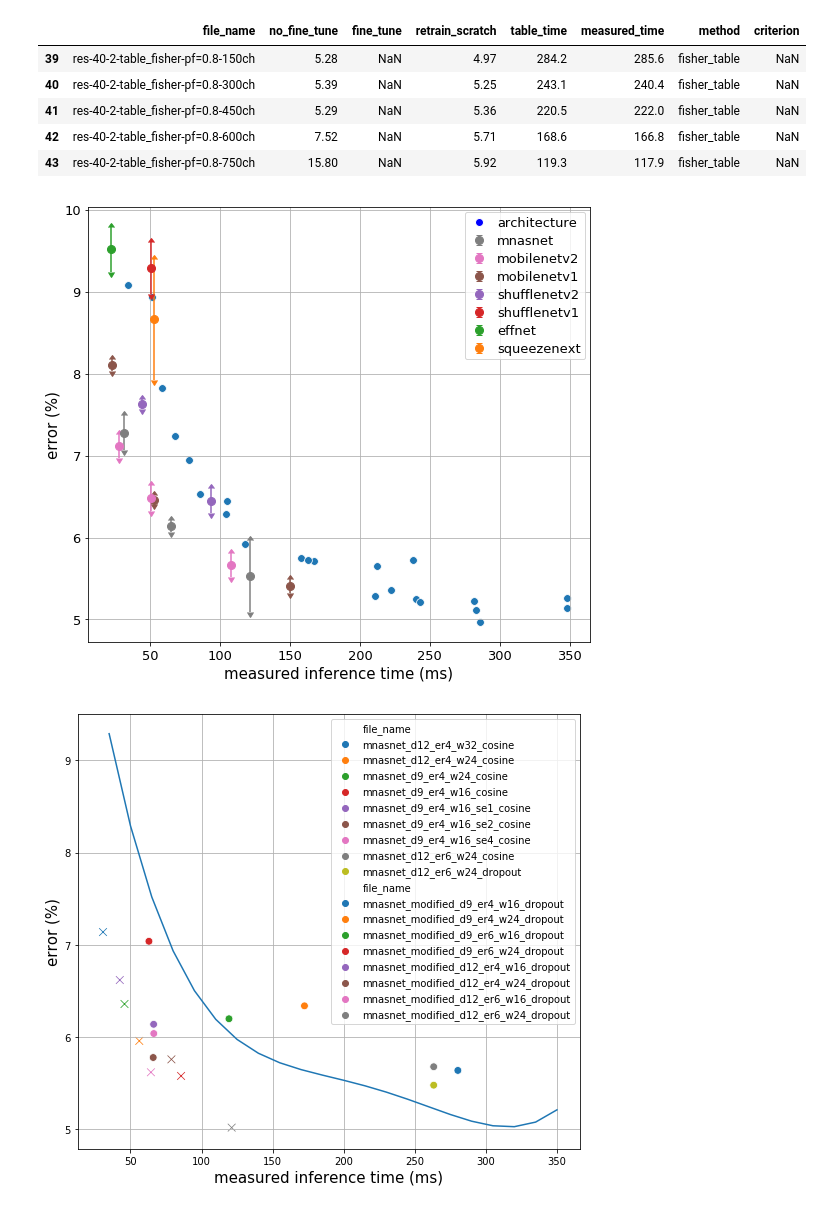
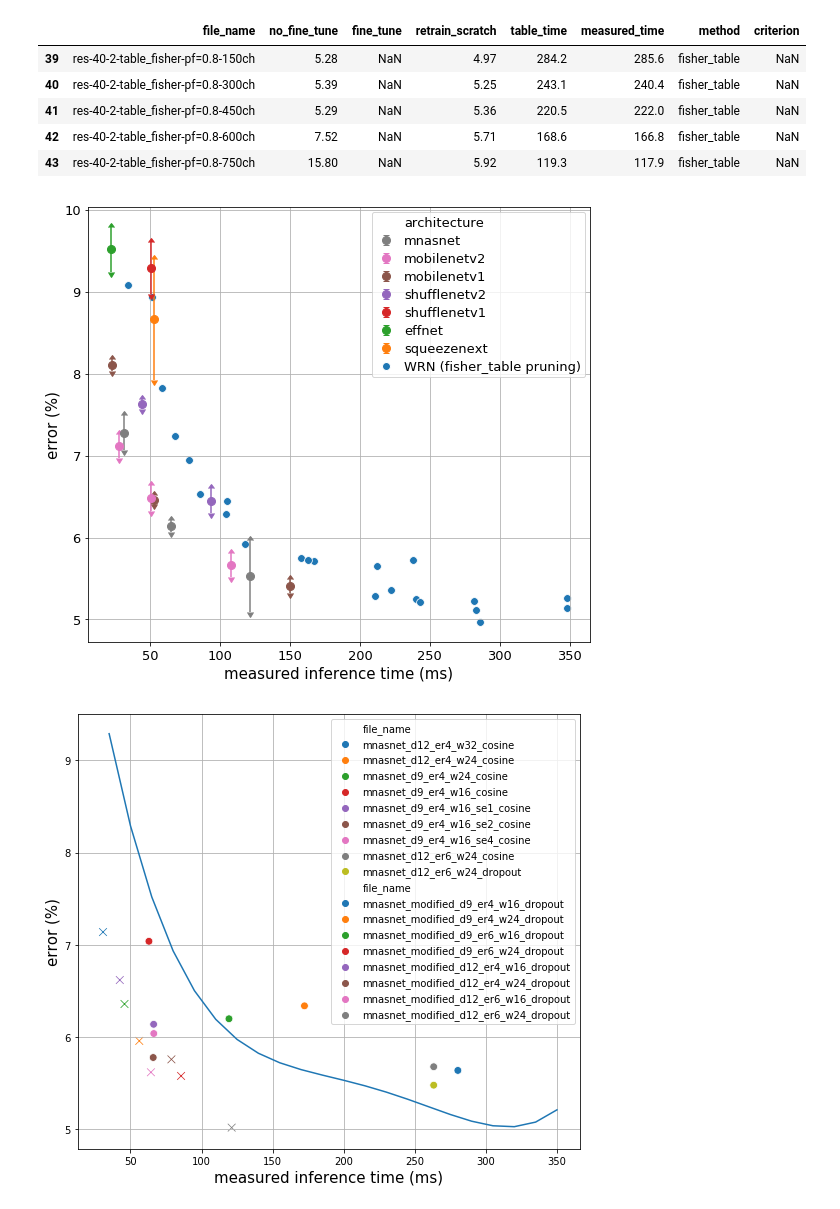
Before and after one commit to NatGr/Master_Thesis, a Jupyter notebook: training_from_scratch/visualize.ipynb, the cells around one changed output. Saved outputs shown, nothing was run; the diff lists cells and outputs as text; code cells hidden in the pictures.

```diff
--- a/training_from_scratch/visualize.ipynb
+++ b/training_from_scratch/visualize.ipynb
@@ -66,7 +66,7 @@ polynom = np.poly1d(np.polyfit(pruning_wrn_res.measured_time,
                                pruning_wrn_res.retrain_scratch, 4))
 # %%
 displays_SE = False
-displays_WRN = False
+displays_WRN = True
 
 _, idx = np.unique(results.arch, return_index=True)
 color_labels = results.arch[np.sort(idx)]
@@ -76,8 +76,9 @@ color_map = dict(zip(color_labels, rgb_values))
 colors = results.arch.map(color_map)
 
 fig, ax = plt.subplots(1, figsize=(9, 8))
-sns.scatterplot(x="measured_time", y="retrain_scratch", data=pruning_wrn_res, legend='brief',
-                ax=ax, s=60)
+if displays_WRN:
+    sns.scatterplot(x="measured_time", y="retrain_scratch", data=pruning_wrn_res, legend='brief',
+                    ax=ax, s=60)
 # plt.plot(np.arange(35,351,15), polynom(np.arange(35,351,15)))
 for i in range(results.shape[0]):
     if (displays_SE or ('se' not in results.file_name[i])) and \
@@ -111,36 +112,36 @@ handles = [i for i in by_label.values()]
 if displays_SE:
     handles.append(Line2D([0], [0], marker='o', color='w', label='',
                               markerfacecolor='w', markersize=8))
     labels.append('')
 
     handles.append(Line2D([0], [0], marker='o', color='w', label='',
                               markerfacecolor='w', markersize=8))
     labels.append('SE block')
 
     handles.append(Line2D([0], [0], marker='o', color='w', label='with',
                               markerfacecolor='k', alpha=0.35, markersize=8))
     labels.append('without')
 
     handles.append(Line2D([0], [0], marker='X', color='w', label='retrain_scratch',
                               markerfacecolor='k', markersize=8))
     labels.append('with')
 
 if displays_WRN:
     handles.append(Line2D([0], [0], marker='o', color='w', label='',
-                              markerfacecolor='b', markersize=8))
+                              markerfacecolor='C0', markersize=8))
     labels.append('WRN (fisher_table pruning)')
 
 handles = [Line2D([0], [0], marker='o', color='w', label='',
-                              markerfacecolor='b' , markersize=8)] + handles
+                              markerfacecolor='w' , markersize=8)] + handles
 labels = ['architecture'] + labels
 
 ax.legend(handles, labels)
 plt.setp(ax.get_legend().get_texts(), fontsize='13') # for legend text
 plt.setp(ax.get_legend().get_title(), fontsize='14') # for legend title
 ax.tick_params(axis='both', which='major', labelsize=13)  # for ticks
 # plt.savefig(f'arch_comparison{"_SE" if displays_SE else "_WRN" if displays_WRN else ""}.pdf')
 # %% [output]
-[figure, old version]
+[figure, new version]
 # %%
 fig, ax = plt.subplots(1, figsize=(9, 8))
 offset_modif = results_val[results_val.arch == "mnasnet"].apply(lambda x: 'modif' in x.file_name, axis=1)
```
Also changed, not shown: parts of 9 cells of this notebook, 1 other file.
